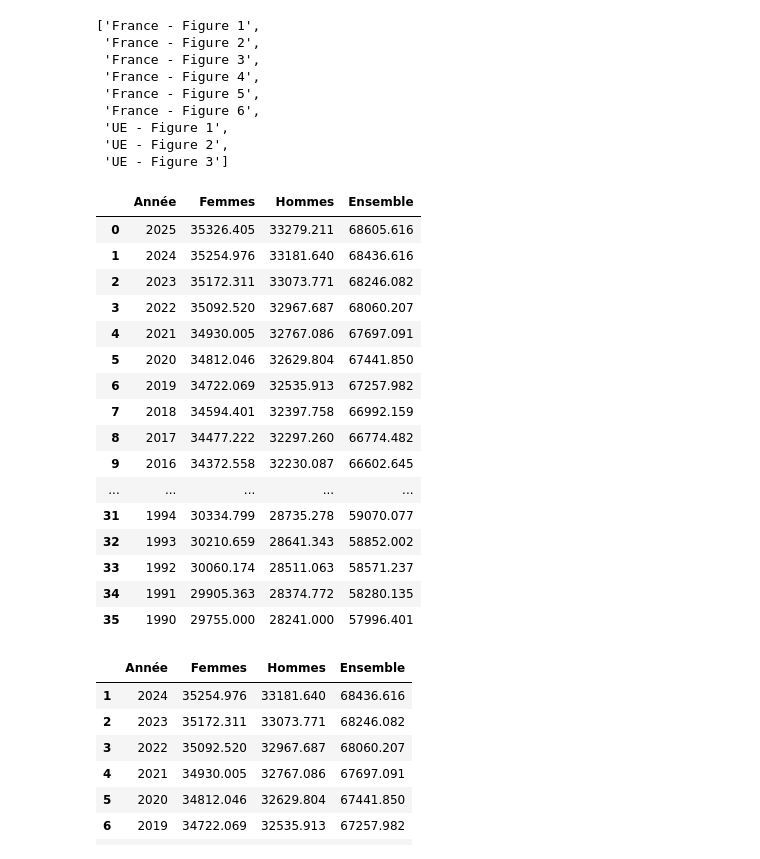
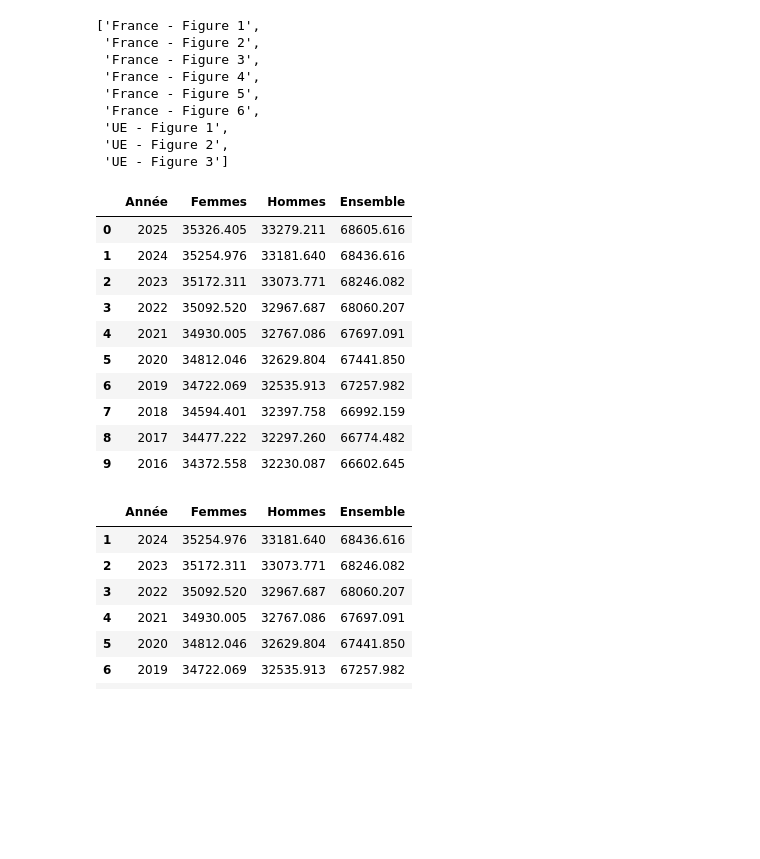
Before and after one commit to luciedum-dot/Intro-to-data-analysis-with-Python---Final-Project, a Jupyter notebook: Evolutions_of_Criminality_France_2016_2024.ipynb, the cells around one changed output. Cells and saved outputs as stored; diff of their text form; code cells hidden in the pictures; blank space fills up the shorter version.

```diff
--- a/Evolutions_of_Criminality_France_2016_2024.ipynb
+++ b/Evolutions_of_Criminality_France_2016_2024.ipynb
@@ -130,29 +130,21 @@ xls_pop.sheet_names
  'UE - Figure 3']
 # %%
 #Show the Excel File on the sheet France - Figure 2, in order to look at the "Ensemble" column for every year between 2016 to 2024
-
-#Read Excel on the sheet 3.sexe, skipping the first 2 rows and setting multiple headers (years and categories)
 df_pop = pd.read_excel(path, sheet_name="France - Figure 2", skiprows=3)
-df_pop = df_pop[0:-4]
-df_pop.tail(40)
+df_pop = df_pop[0:-4] #Can't remember why I did this
+df_pop.head(10)
 # %% [output]
 |  | Année | Femmes | Hommes | Ensemble |
 | 0 | 2025 | 35326.405 | 33279.211 | 68605.616 |
 | 1 | 2024 | 35254.976 | 33181.640 | 68436.616 |
 | 2 | 2023 | 35172.311 | 33073.771 | 68246.082 |
 | 3 | 2022 | 35092.520 | 32967.687 | 68060.207 |
 | 4 | 2021 | 34930.005 | 32767.086 | 67697.091 |
 | 5 | 2020 | 34812.046 | 32629.804 | 67441.850 |
 | 6 | 2019 | 34722.069 | 32535.913 | 67257.982 |
 | 7 | 2018 | 34594.401 | 32397.758 | 66992.159 |
 | 8 | 2017 | 34477.222 | 32297.260 | 66774.482 |
 | 9 | 2016 | 34372.558 | 32230.087 | 66602.645 |
-| ... | ... | ... | ... | ... |
-| 31 | 1994 | 30334.799 | 28735.278 | 59070.077 |
-| 32 | 1993 | 30210.659 | 28641.343 | 58852.002 |
-| 33 | 1992 | 30060.174 | 28511.063 | 58571.237 |
-| 34 | 1991 | 29905.363 | 28374.772 | 58280.135 |
-| 35 | 1990 | 29755.000 | 28241.000 | 57996.401 |
 # %%
 df_pop_années = df_pop.loc[1:9]
 display(df_pop_années)
```
Also changed, not shown: parts of 5 cells of this notebook.
